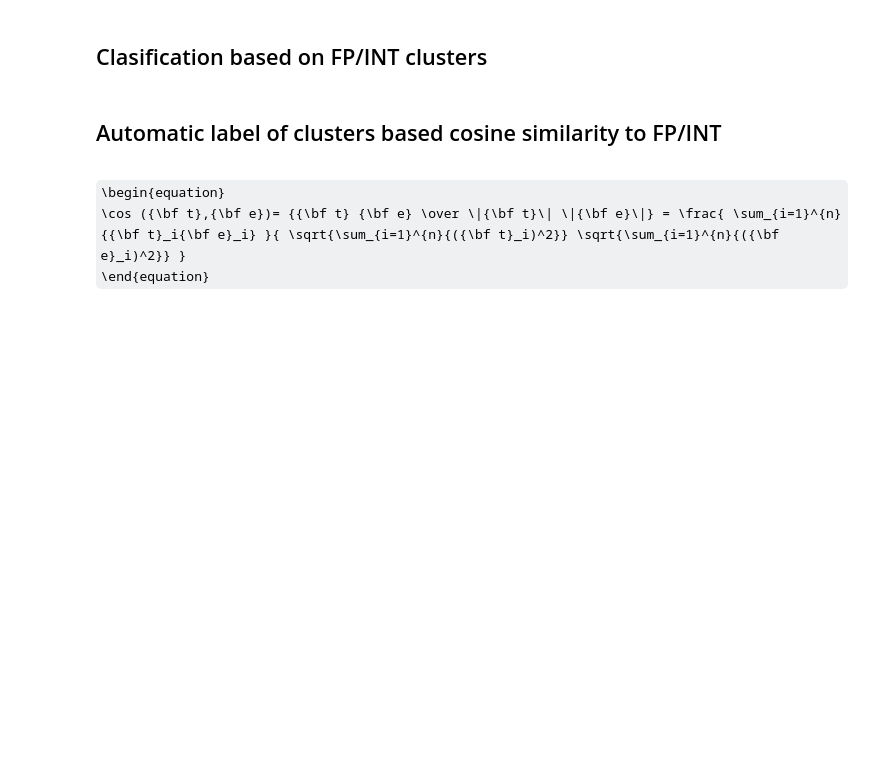
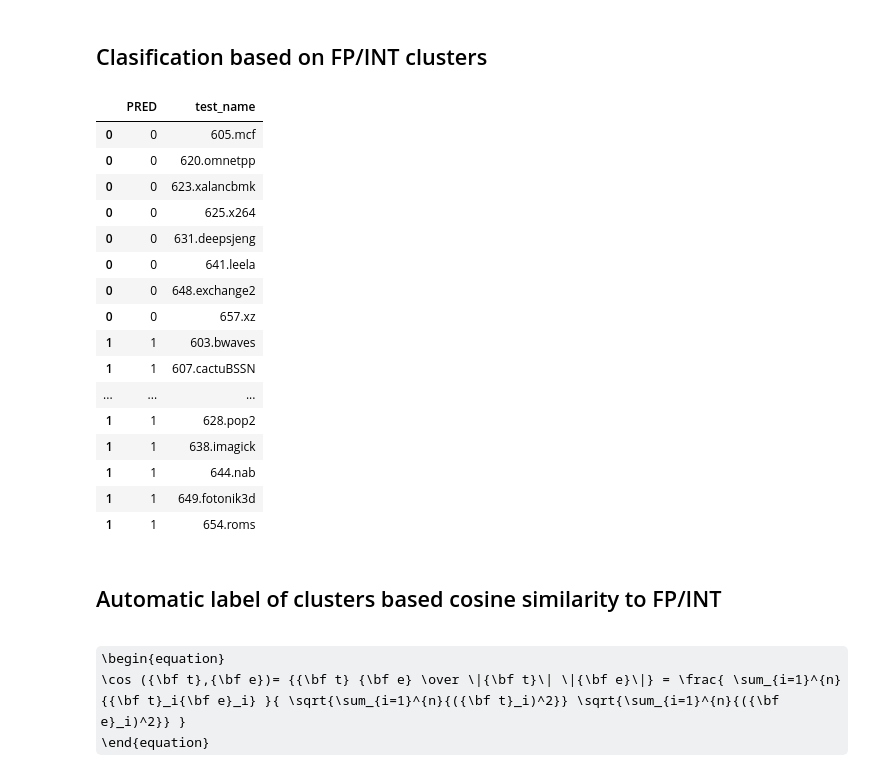
Before and after one commit to VictorRodriguez/doctorado, a Jupyter notebook: detector/SPEC_post_silicon-WL-affinity-SKX.ipynb, the cells around one changed output. Drawn from its saved outputs; the diff is of its cells as text; code cells hidden in the pictures; some formulas as TeX source; blank space fills up the shorter version.

```diff
--- a/detector/SPEC_post_silicon-WL-affinity-SKX.ipynb
+++ b/detector/SPEC_post_silicon-WL-affinity-SKX.ipynb
@@ -88,8 +144,26 @@ df2
 # %% [markdown]
 ## Clasification based on FP/INT clusters
 # %%
-df_result,kmeans = kmean_cluster("pca.csv",2)
+df_result,kmeans = kmean_cluster(pca_df,2)
 df_result
+# %% [output]
+|  | PRED | test_name |
+| 0 | 0 | 605.mcf |
+| 0 | 0 | 620.omnetpp |
+| 0 | 0 | 623.xalancbmk |
+| 0 | 0 | 625.x264 |
+| 0 | 0 | 631.deepsjeng |
+| 0 | 0 | 641.leela |
+| 0 | 0 | 648.exchange2 |
+| 0 | 0 | 657.xz |
+| 1 | 1 | 603.bwaves |
+| 1 | 1 | 607.cactuBSSN |
+| ... | ... | ... |
+| 1 | 1 | 628.pop2 |
+| 1 | 1 | 638.imagick |
+| 1 | 1 | 644.nab |
+| 1 | 1 | 649.fotonik3d |
+| 1 | 1 | 654.roms |
 # %% [markdown]
 ## Automatic label of clusters based cosine similarity to FP/INT
 # %% [markdown]
```
Also changed, not shown: parts of 11 cells of this notebook, 7 other files.
